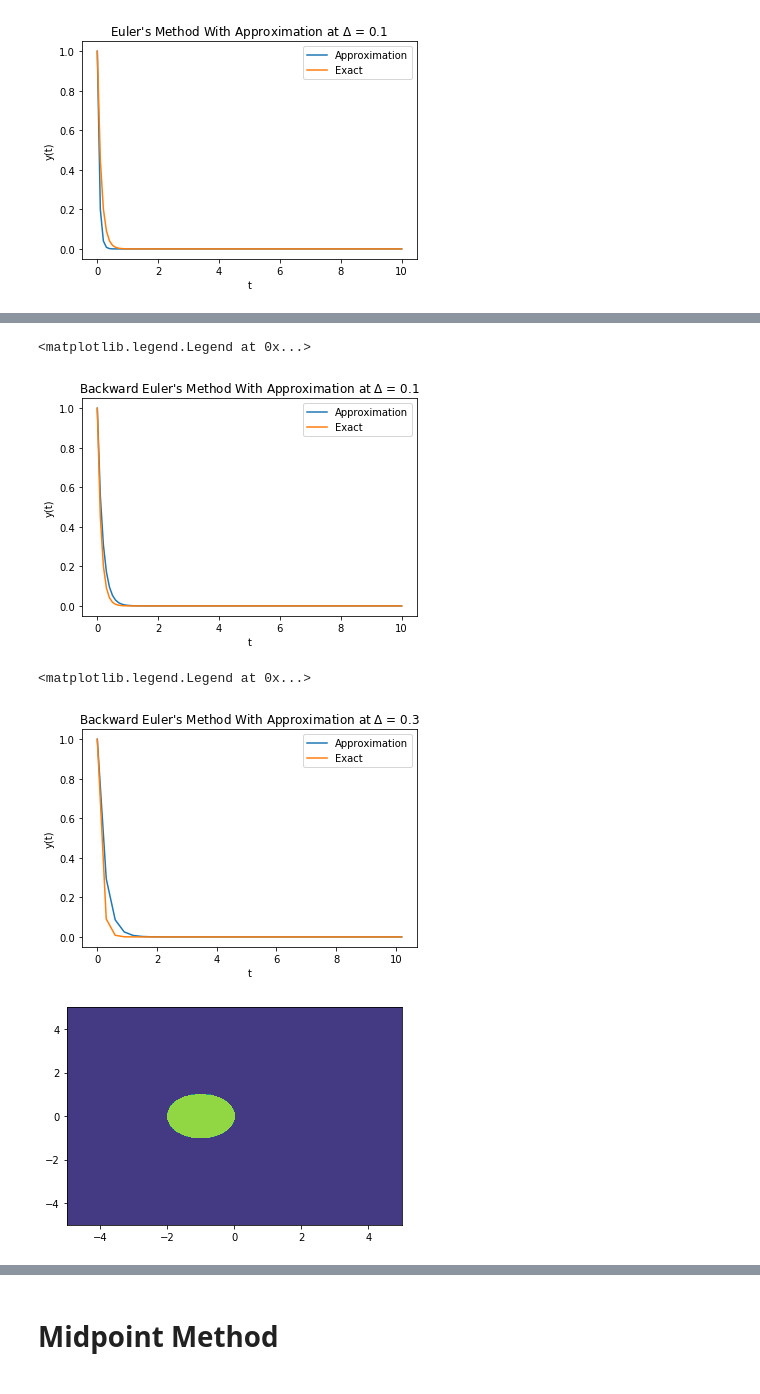
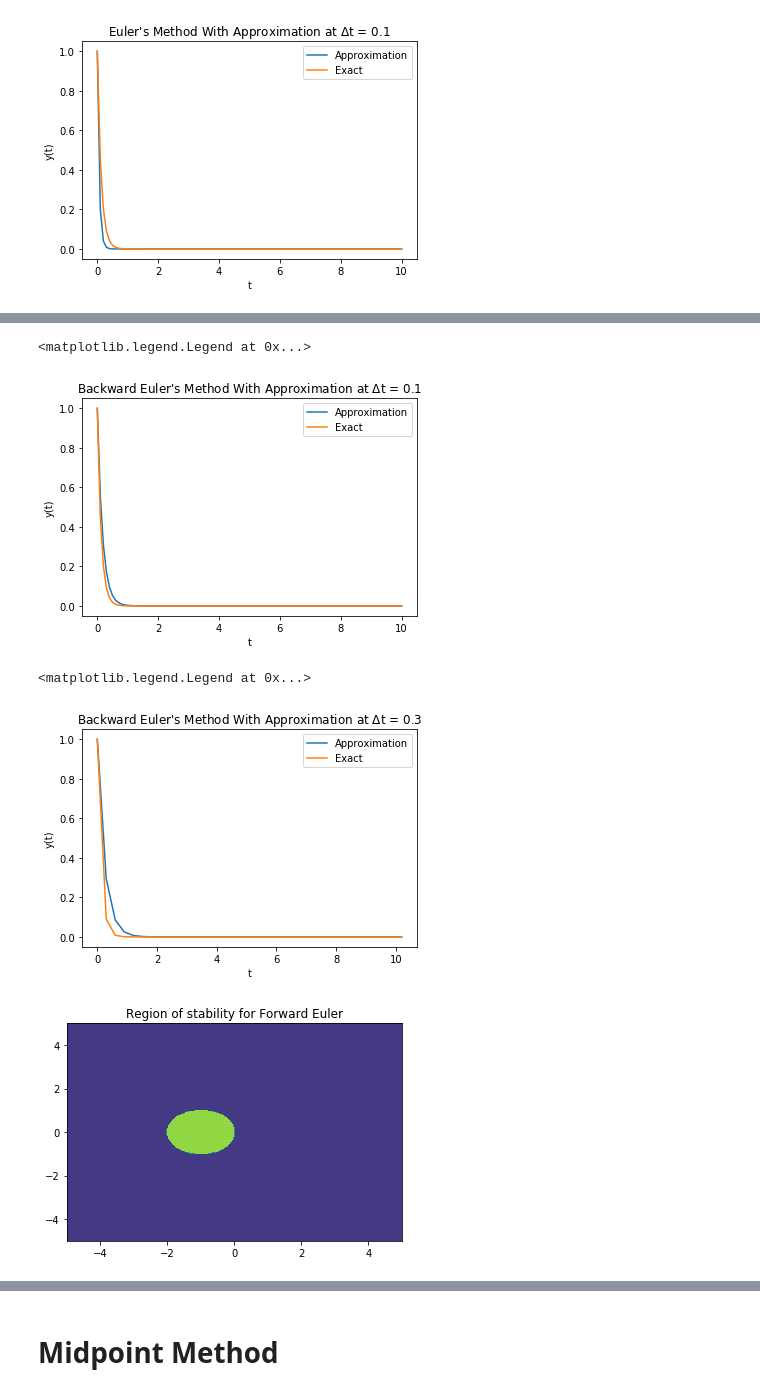
Before and after one commit to pots7878/stability_and_multistep_method, a Jupyter notebook: Lab02.ipynb, the cells around one changed output, grey strips where cells are left out. Saved outputs shown, nothing was run; the diff lists cells and outputs as text; code cells hidden in the pictures.

```diff
--- a/Lab02.ipynb
+++ b/Lab02.ipynb
@@ -144,14 +132,14 @@ import matplotlib.pyplot as plt
 
 %matplotlib inline
 
-def stabilityPlot(func):
+def stabilityPlot(func, title):
 
-    x = np.linspace(-5, 5, 350)
-    y = np.linspace(-5, 5, 350)
+    x = np.linspace(-5, 5, 250)
+    y = np.linspace(-5, 5, 250)
 
     X, Y = np.meshgrid(x, y)
 
-    stability = np.zeros((350,len(x)))
+    stability = np.zeros((250,len(x)))
 
     for i in range(1, len(X)):
         for k in range(1, len(Y)):
@@ -159,5 +147,6 @@ def stabilityPlot(func):
             stability[i:k] = (abs(func(z))<1)
 
     plt.contourf(X, Y, stability, 2)
+    plt.title('Region of stability for {}'.format(title))
 # %% [markdown]
 ## Exercise
@@ -228,13 +229,13 @@ ys, ts = backward_euler(y0, t, dt, f, fdy)
 
 plt.plot(ts, ys, label='Approximation')
 plt.plot(ts, exact(ts), label='Exact')
-plt.title("Backward Euler's Method With Approximation at ${\Delta}$ = 0.1")
+plt.title("Backward Euler's Method With Approximation at ${\Delta}$t = 0.1")
 plt.xlabel('t'),
 plt.ylabel('y(t)')
 plt.legend()
 # %% [output]
 <matplotlib.legend.Legend at 0x...>
-[figure, old version]
+[figure, new version]
 # %%
 #Backward Euler dt = 0.3
 #define dt
@@ -245,19 +246,19 @@ ys, ts = backward_euler(y0, t, dt, f, fdy)
 
 plt.plot(ts, ys, label='Approximation')
 plt.plot(ts, exact(ts), label='Exact')
-plt.title("Backward Euler's Method With Approximation at ${\Delta}$ = 0.3")
+plt.title("Backward Euler's Method With Approximation at ${\Delta}$t = 0.3")
 plt.xlabel('t'),
 plt.ylabel('y(t)')
 plt.legend()
 # %% [output]
 <matplotlib.legend.Legend at 0x...>
-[figure, old version]
+[figure, new version]
 # %%
 #amplification factor for Forward Euler
 fe_amp = lambda z: (1 + z)
-stabilityPlot(fe_amp)
+stabilityPlot(fe_amp, 'Forward Euler')
 # %% [output]
-[figure, old version]
+[figure, new version]
 # %%
 #amplification factor for Backward Euler
 be_amp = lambda z: (1 - z)**-1
```
Also changed, not shown: parts of 15 cells of this notebook.
